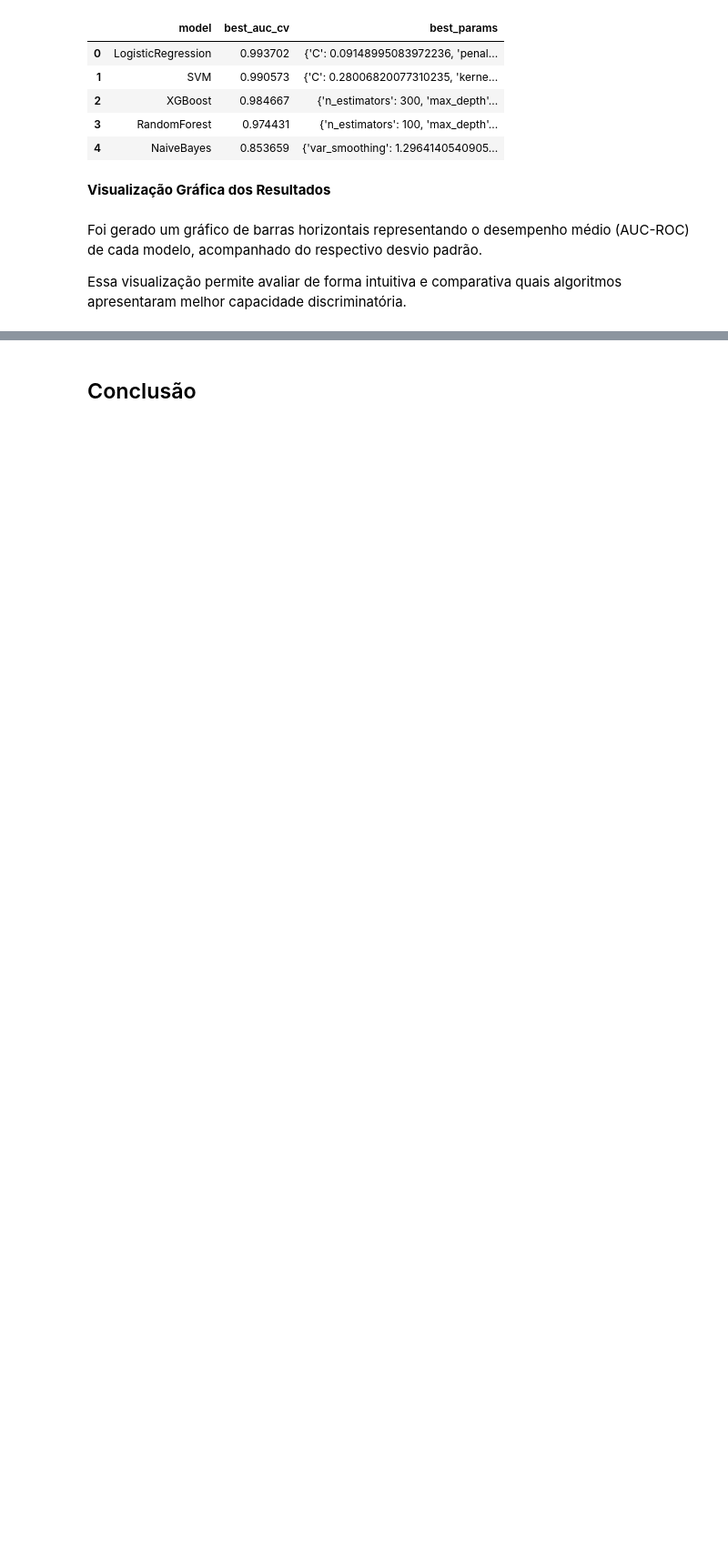
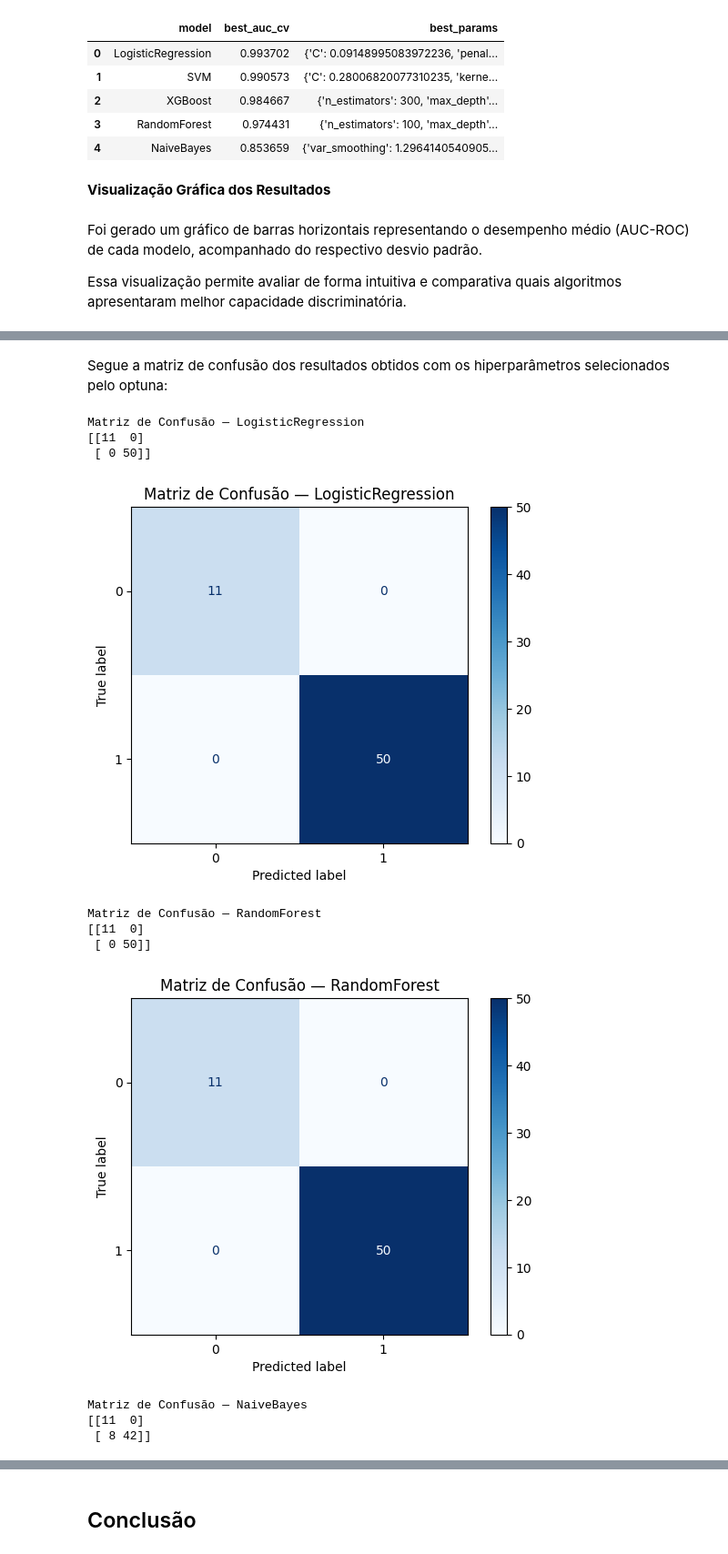
Before and after one commit to jonatas727/Trabalho-Final-Machine-Learning, a Jupyter notebook: Arquivos_projeto/DataCrohn.ipynb, the cells around one changed output, grey strips where cells are left out. Shown: that part at 91% size. Drawn from its saved outputs; the diff is of its cells as text; code cells hidden in the pictures; blank space fills up the shorter version.

```diff
--- a/Arquivos_projeto/DataCrohn.ipynb
+++ b/Arquivos_projeto/DataCrohn.ipynb
@@ -1164,0 +1050,36 @@ A Regressão Logística e o Random Forest mantêm o nível de performance elevad
+# %% [markdown]
+Segue a matriz de confusão dos resultados obtidos com os hiperparâmetros selecionados pelo optuna:
+# %%
+from sklearn.metrics import confusion_matrix, ConfusionMatrixDisplay
+import matplotlib.pyplot as plt
+
+# Criar matriz de confusão para cada modelo treinado
+for name, model in final_models.items():
+    print(f"\nMatriz de Confusão — {name}")
+
+    # prever classe
+    y_pred = model.predict(X_test)
+
+    # calcular matriz
+    cm = confusion_matrix(y_test, y_pred)
+
+    # printar valores
+    print(cm)
+
+    # plot
+    disp = ConfusionMatrixDisplay(confusion_matrix=cm)
+    disp.plot(cmap="Blues", values_format="d")
+    plt.title(f"Matriz de Confusão — {name}")
+    plt.show()
+# %% [output]
+Matriz de Confusão — LogisticRegression
+[[11  0]
+ [ 0 50]]
+[figure, added]
+Matriz de Confusão — RandomForest
+[[11  0]
+ [ 0 50]]
+[figure, added]
+Matriz de Confusão — NaiveBayes
+[[11  0]
+ [ 8 42]]
```
Also changed, not shown: parts of 45 cells of this notebook.
